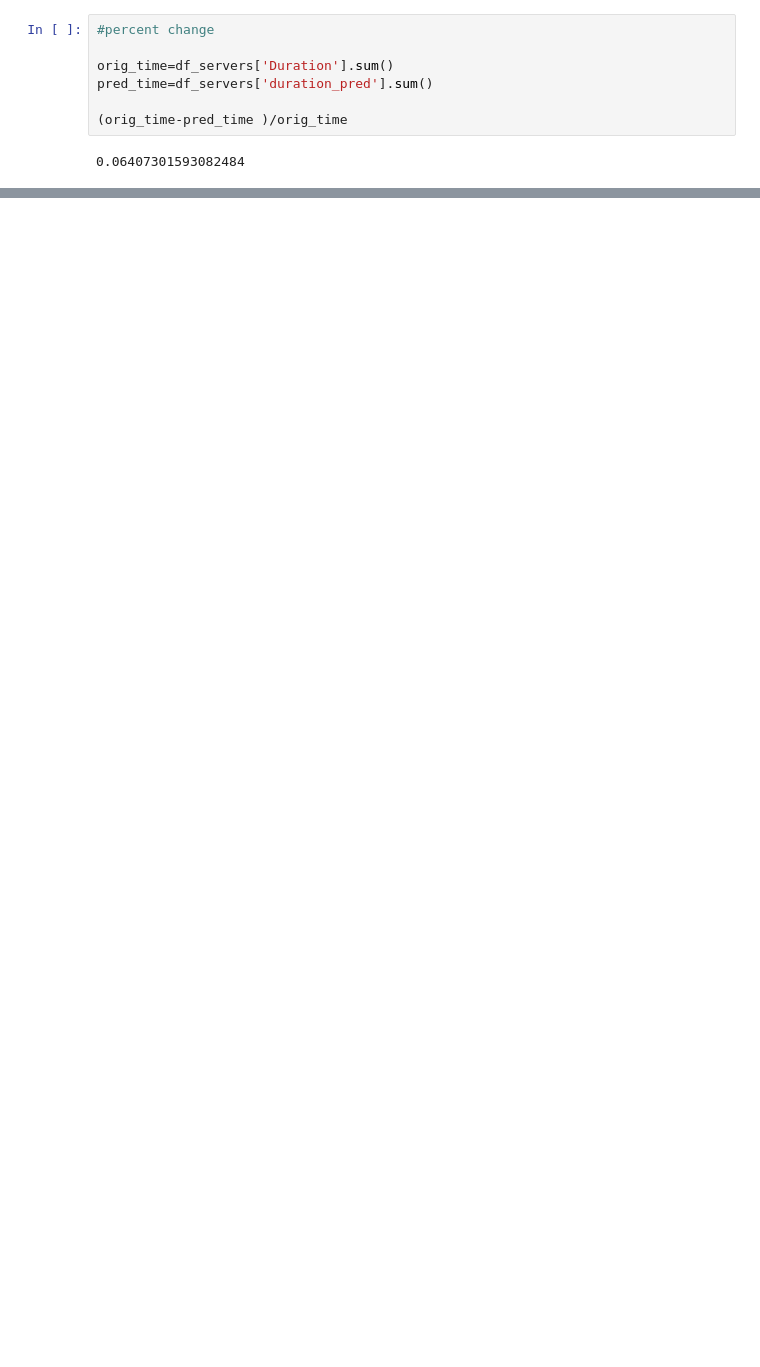
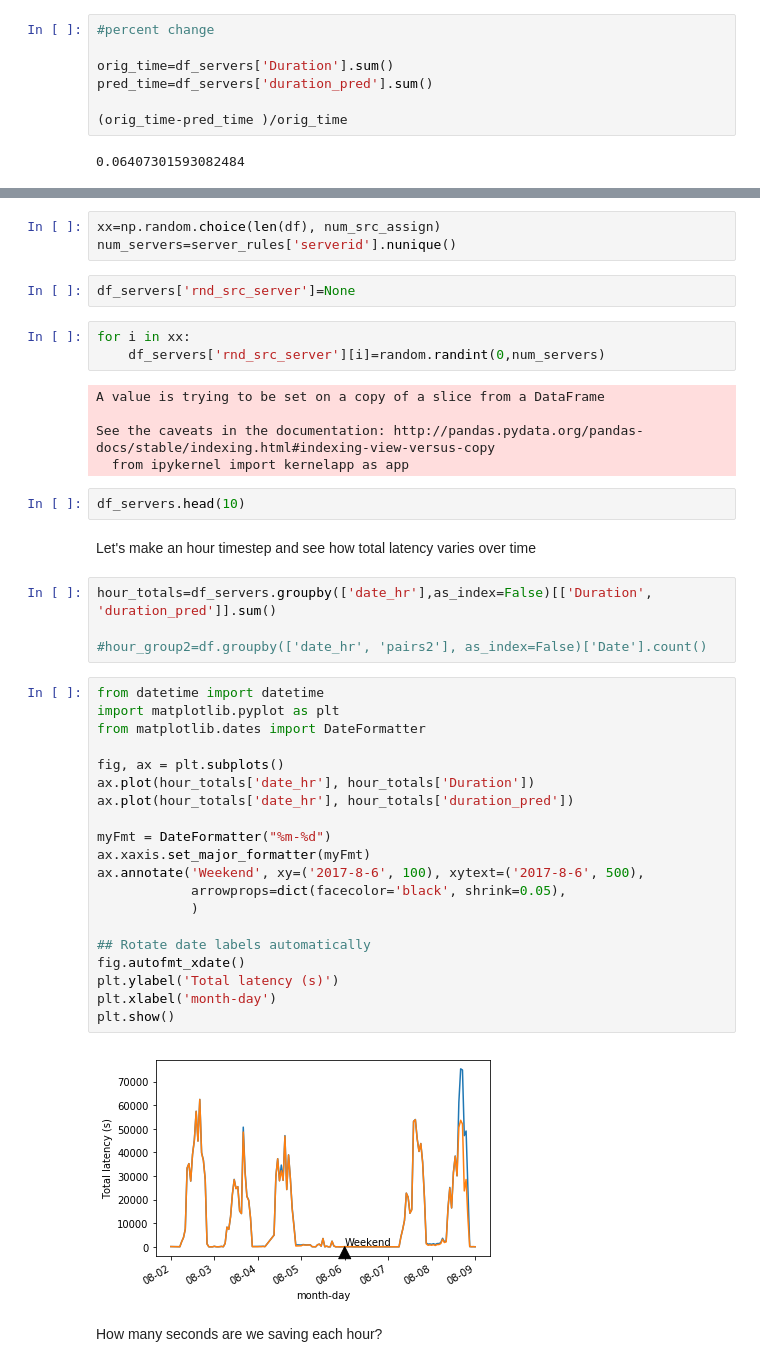
Before and after one commit to nrb75/Manifold, a Jupyter notebook: Server Assignment.ipynb, the cells around one changed output, grey strips where cells are left out. Cells and saved outputs as stored; diff of their text form; blank space fills up the shorter version.

Commit message:
add plots

```diff
--- a/Server Assignment.ipynb
+++ b/Server Assignment.ipynb
@@ -145,0 +155,45 @@ pred_time=df_servers['duration_pred'].sum()
+# %%
+xx=np.random.choice(len(df), num_src_assign)
+num_servers=server_rules['serverid'].nunique()
+# %%
+df_servers['rnd_src_server']=None
+# %%
+for i in xx:
+    df_servers['rnd_src_server'][i]=random.randint(0,num_servers)
+# %% [output]
+A value is trying to be set on a copy of a slice from a DataFrame
+
+See the caveats in the documentation: http://pandas.pydata.org/pandas-docs/stable/indexing.html#indexing-view-versus-copy
+  from ipykernel import kernelapp as app
+# %%
+df_servers.head(10)
+# %% [markdown]
+Let's make an hour timestep and see how total latency varies over time
+# %%
+hour_totals=df_servers.groupby(['date_hr'],as_index=False)[['Duration', 'duration_pred']].sum()
+
+#hour_group2=df.groupby(['date_hr', 'pairs2'], as_index=False)['Date'].count()
+# %%
+from datetime import datetime
+import matplotlib.pyplot as plt
+from matplotlib.dates import DateFormatter
+
+fig, ax = plt.subplots()
+ax.plot(hour_totals['date_hr'], hour_totals['Duration'])
+ax.plot(hour_totals['date_hr'], hour_totals['duration_pred'])
+
+myFmt = DateFormatter("%m-%d")
+ax.xaxis.set_major_formatter(myFmt)
+ax.annotate('Weekend', xy=('2017-8-6', 100), xytext=('2017-8-6', 500),
+            arrowprops=dict(facecolor='black', shrink=0.05),
+            )
+
+## Rotate date labels automatically
+fig.autofmt_xdate()
+plt.ylabel('Total latency (s)')
+plt.xlabel('month-day')
+plt.show()
+# %% [output]
+[figure, added]
+# %% [markdown]
+How many seconds are we saving each hour?
```
Also changed, not shown: parts of 9 cells of this notebook, 1 other file.
